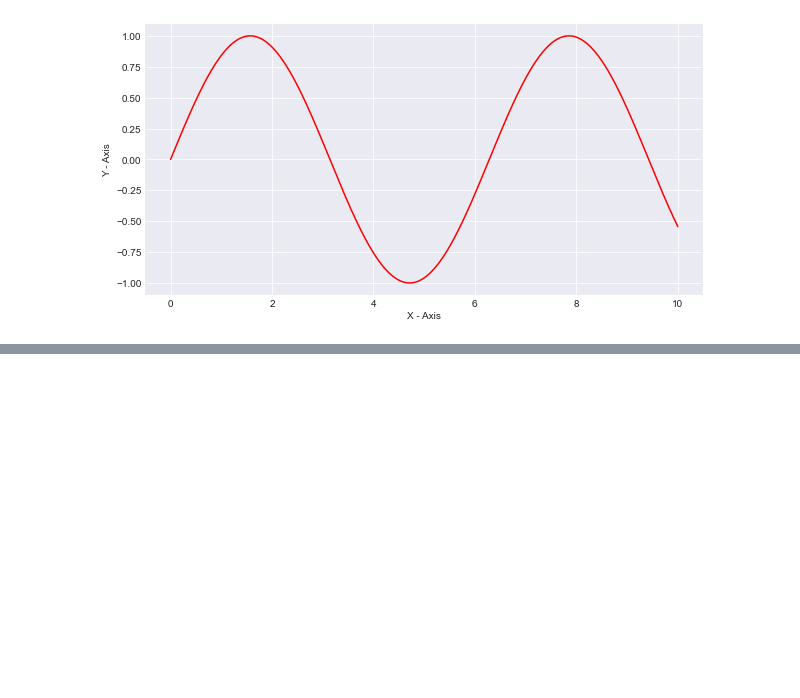
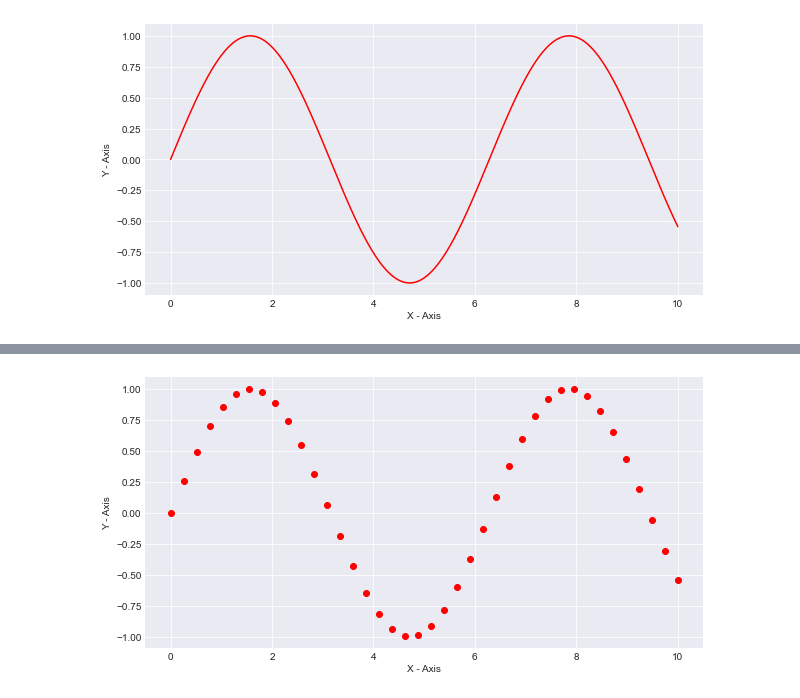
Before and after one commit to uannabi/MatPlotLibGraph, a Jupyter notebook: LineGraph.ipynb, the cells around one changed output, grey strips where cells are left out. Cells and saved outputs as stored; diff of their text form; code cells hidden in the pictures; blank space fills up the shorter version.

```diff
--- a/LineGraph.ipynb
+++ b/LineGraph.ipynb
@@ -78,0 +79,11 @@ plt.show()
+# %%
+# Ploting red dots using the argument "ro"
+plt.figure(figsize=(10,5))
+x = np.linspace(0, 10, 40)
+y = np.sin(x) # Sine Graph
+plt.plot(x,y,'ro')
+plt.xlabel("X - Axis")
+plt.ylabel("Y - Axis")
+plt.show()
+# %% [output]
+[figure, added]
```
Also changed, not shown: parts of 3 cells of this notebook.
